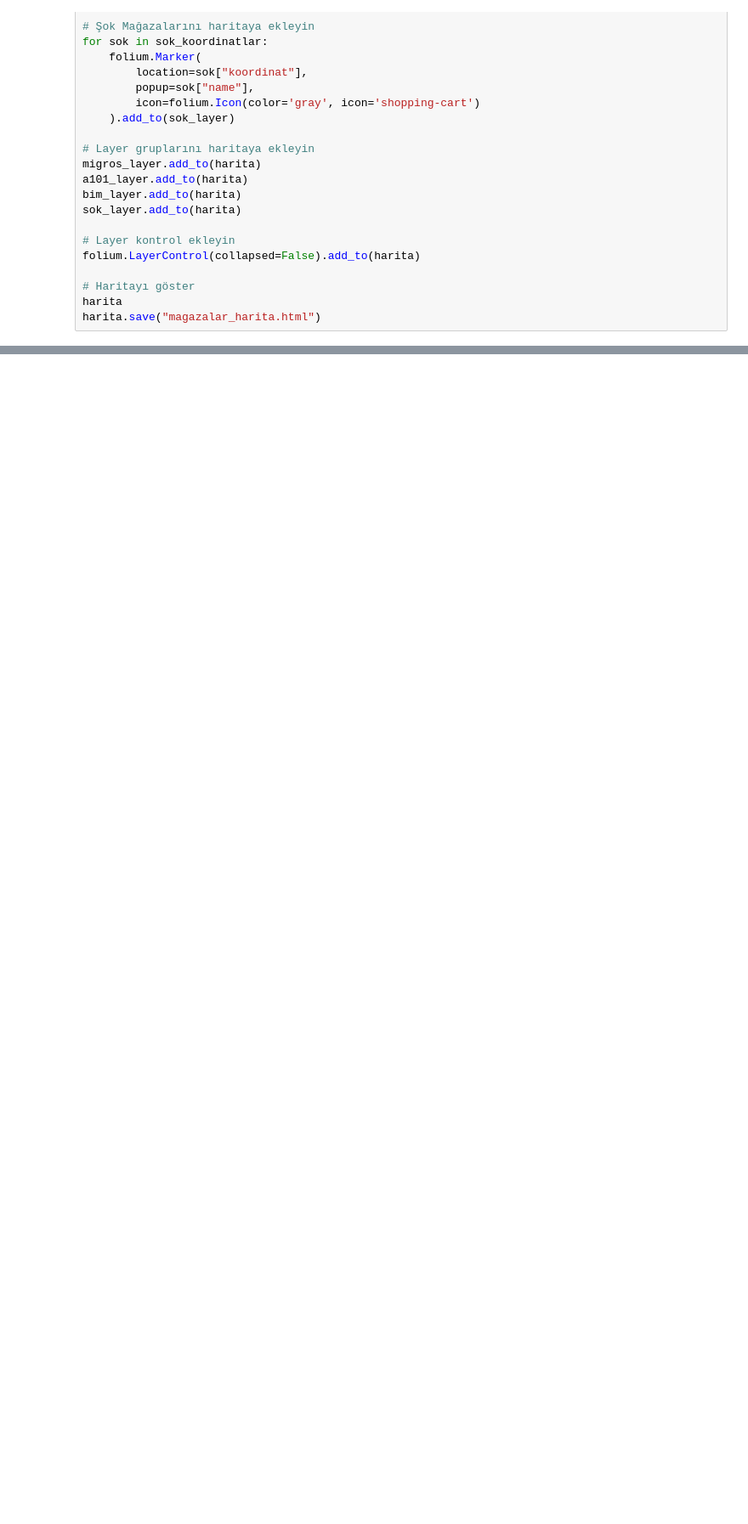
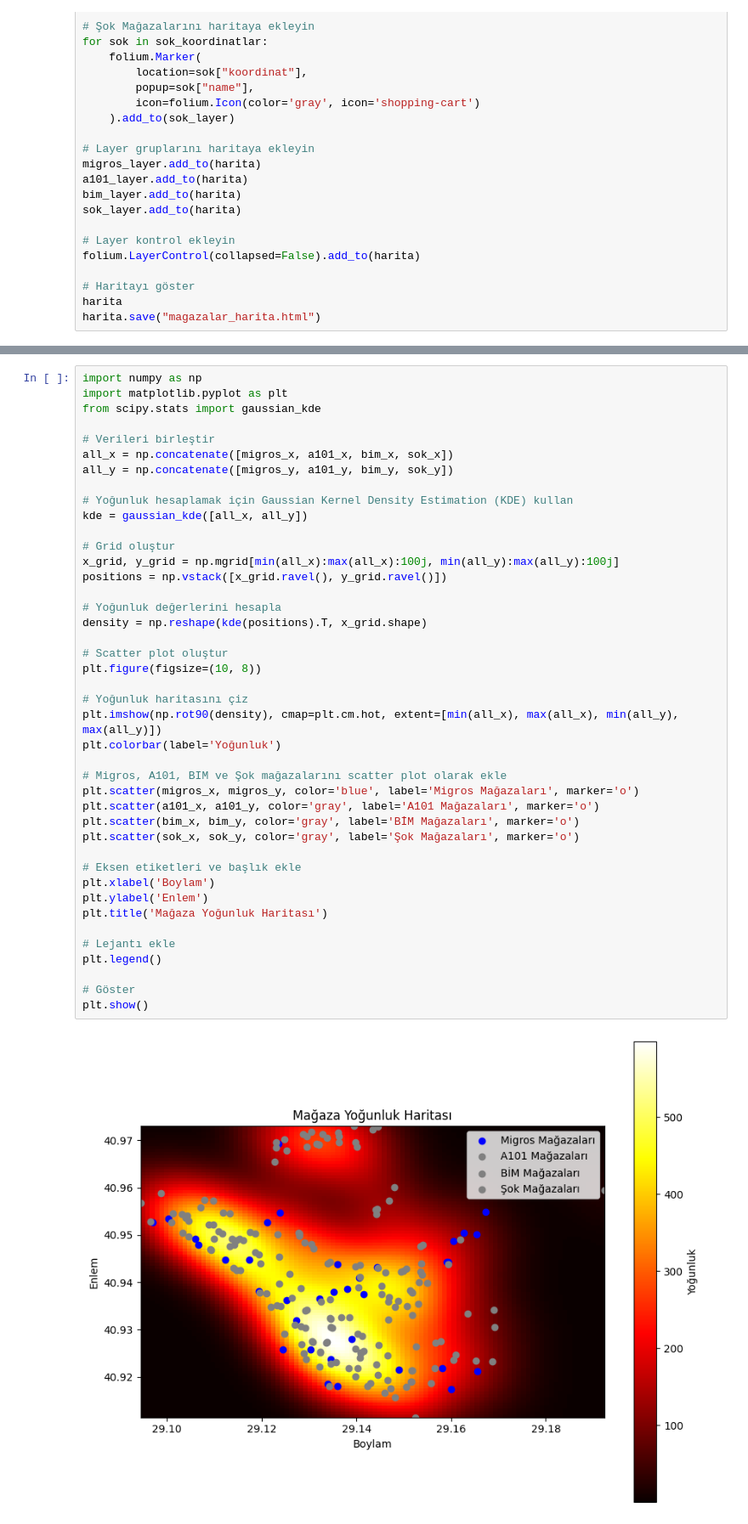
Before and after one commit to umutky/datascience_repo, a Jupyter notebook: bitirme_projesi.ipynb, the cells around one changed output, grey strips where cells are left out. Shown at 85% size. Saved outputs shown, nothing was run; the diff lists cells and outputs as text; blank space fills up the shorter version.

```diff
--- a/bitirme_projesi.ipynb
+++ b/bitirme_projesi.ipynb
@@ -492,0 +454,44 @@ harita.save("magazalar_harita.html")
+# %%
+import numpy as np
+import matplotlib.pyplot as plt
+from scipy.stats import gaussian_kde
+
+# Verileri birleştir
+all_x = np.concatenate([migros_x, a101_x, bim_x, sok_x])
+all_y = np.concatenate([migros_y, a101_y, bim_y, sok_y])
+
+# Yoğunluk hesaplamak için Gaussian Kernel Density Estimation (KDE) kullan
+kde = gaussian_kde([all_x, all_y])
+
+# Grid oluştur
+x_grid, y_grid = np.mgrid[min(all_x):max(all_x):100j, min(all_y):max(all_y):100j]
+positions = np.vstack([x_grid.ravel(), y_grid.ravel()])
+
+# Yoğunluk değerlerini hesapla
+density = np.reshape(kde(positions).T, x_grid.shape)
+
+# Scatter plot oluştur
+plt.figure(figsize=(10, 8))
+
+# Yoğunluk haritasını çiz
+plt.imshow(np.rot90(density), cmap=plt.cm.hot, extent=[min(all_x), max(all_x), min(all_y), max(all_y)])
+plt.colorbar(label='Yoğunluk')
+
+# Migros, A101, BIM ve Şok mağazalarını scatter plot olarak ekle
+plt.scatter(migros_x, migros_y, color='blue', label='Migros Mağazaları', marker='o')
+plt.scatter(a101_x, a101_y, color='gray', label='A101 Mağazaları', marker='o')
+plt.scatter(bim_x, bim_y, color='gray', label='BİM Mağazaları', marker='o')
+plt.scatter(sok_x, sok_y, color='gray', label='Şok Mağazaları', marker='o')
+
+# Eksen etiketleri ve başlık ekle
+plt.xlabel('Boylam')
+plt.ylabel('Enlem')
+plt.title('Mağaza Yoğunluk Haritası')
+
+# Lejantı ekle
+plt.legend()
+
+# Göster
+plt.show()
+# %% [output]
+[figure, added]
```
Also changed, not shown: parts of 21 cells of this notebook.
